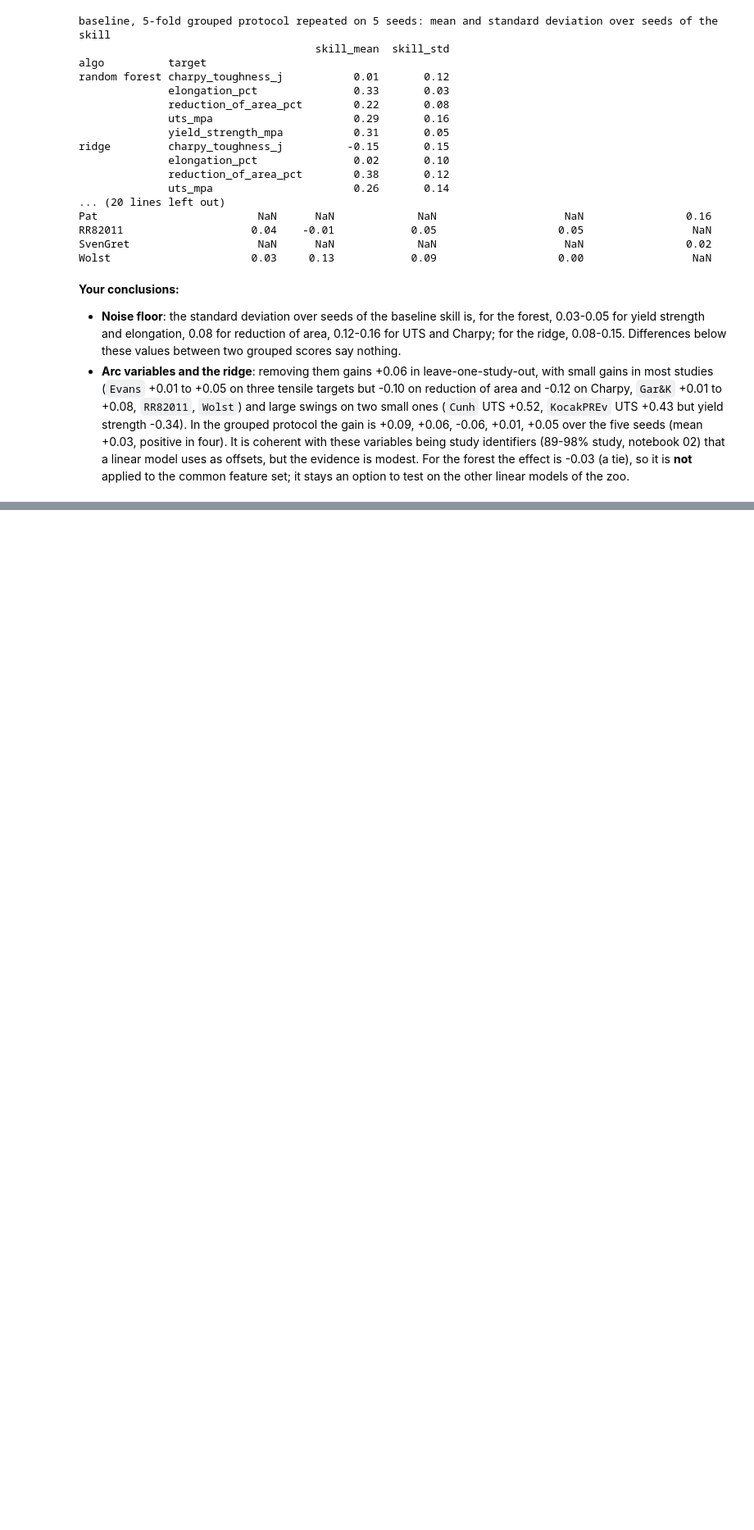
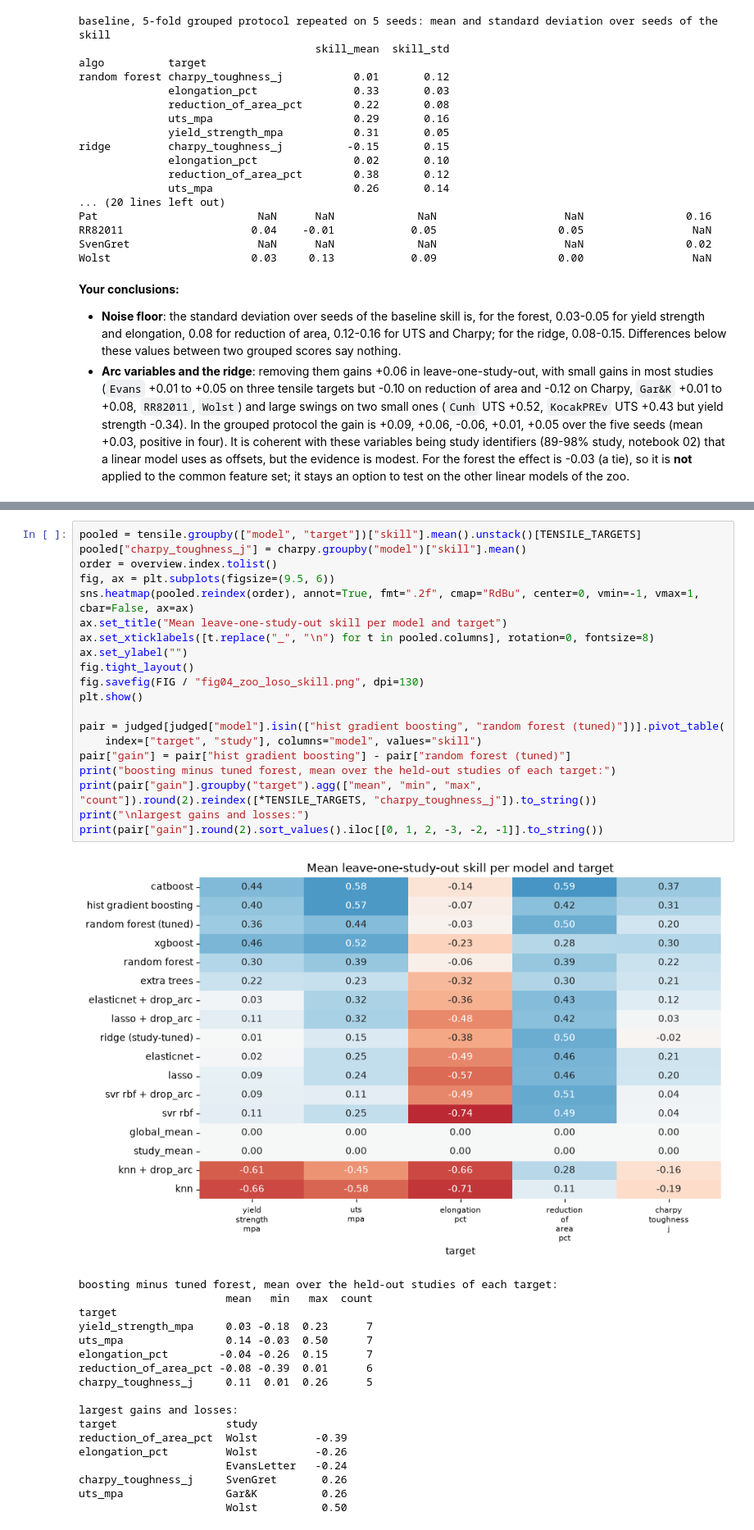
Before and after one commit to aureliendelest/weld-quality-pred, a Jupyter notebook: notebooks/03_supervised_models.ipynb, the cells around one changed output, grey strips where cells are left out. Shown at 82% size. Cells and saved outputs as stored; diff of their text form; blank space fills up the shorter version.

```diff
--- a/notebooks/03_supervised_models.ipynb
+++ b/notebooks/03_supervised_models.ipynb
@@ -416,0 +480,39 @@ To do, in this order:
+# %%
+pooled = tensile.groupby(["model", "target"])["skill"].mean().unstack()[TENSILE_TARGETS]
+pooled["charpy_toughness_j"] = charpy.groupby("model")["skill"].mean()
+order = overview.index.tolist()
+fig, ax = plt.subplots(figsize=(9.5, 6))
+sns.heatmap(pooled.reindex(order), annot=True, fmt=".2f", cmap="RdBu", center=0, vmin=-1, vmax=1, cbar=False, ax=ax)
+ax.set_title("Mean leave-one-study-out skill per model and target")
+ax.set_xticklabels([t.replace("_", "\n") for t in pooled.columns], rotation=0, fontsize=8)
+ax.set_ylabel("")
+fig.tight_layout()
+fig.savefig(FIG / "fig04_zoo_loso_skill.png", dpi=130)
+plt.show()
+
+pair = judged[judged["model"].isin(["hist gradient boosting", "random forest (tuned)"])].pivot_table(
+    index=["target", "study"], columns="model", values="skill")
+pair["gain"] = pair["hist gradient boosting"] - pair["random forest (tuned)"]
+print("boosting minus tuned forest, mean over the held-out studies of each target:")
+print(pair["gain"].groupby("target").agg(["mean", "min", "max", "count"]).round(2).reindex([*TENSILE_TARGETS, "charpy_toughness_j"]).to_string())
+print("\nlargest gains and losses:")
+print(pair["gain"].round(2).sort_values().iloc[[0, 1, 2, -3, -2, -1]].to_string())
+# %% [output]
+[figure, added]
+boosting minus tuned forest, mean over the held-out studies of each target:
+                       mean   min   max  count
+target
+yield_strength_mpa     0.03 -0.18  0.23      7
+uts_mpa                0.14 -0.03  0.50      7
+elongation_pct        -0.04 -0.26  0.15      7
+reduction_of_area_pct -0.08 -0.39  0.01      6
+charpy_toughness_j     0.11  0.01  0.26      5
+
+largest gains and losses:
+target                 study
+reduction_of_area_pct  Wolst         -0.39
+elongation_pct         Wolst         -0.26
+                       EvansLetter   -0.24
+charpy_toughness_j     SvenGret       0.26
+uts_mpa                Gar&K          0.26
+                       Wolst          0.50
```
Also changed, not shown: parts of 20 cells of this notebook, 12 other files.
